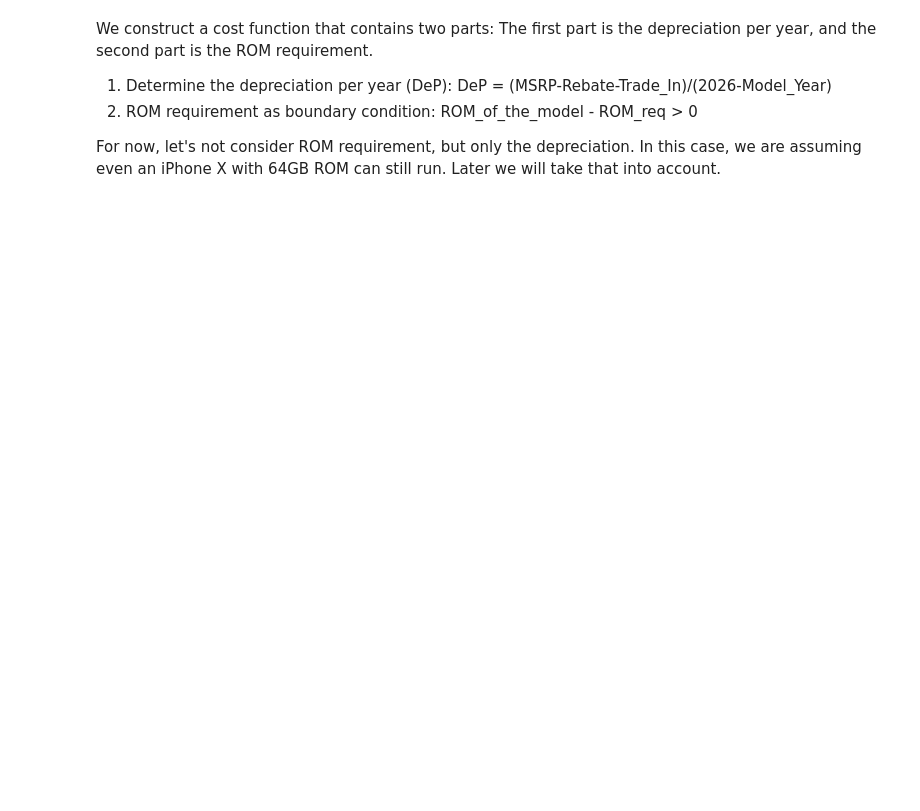
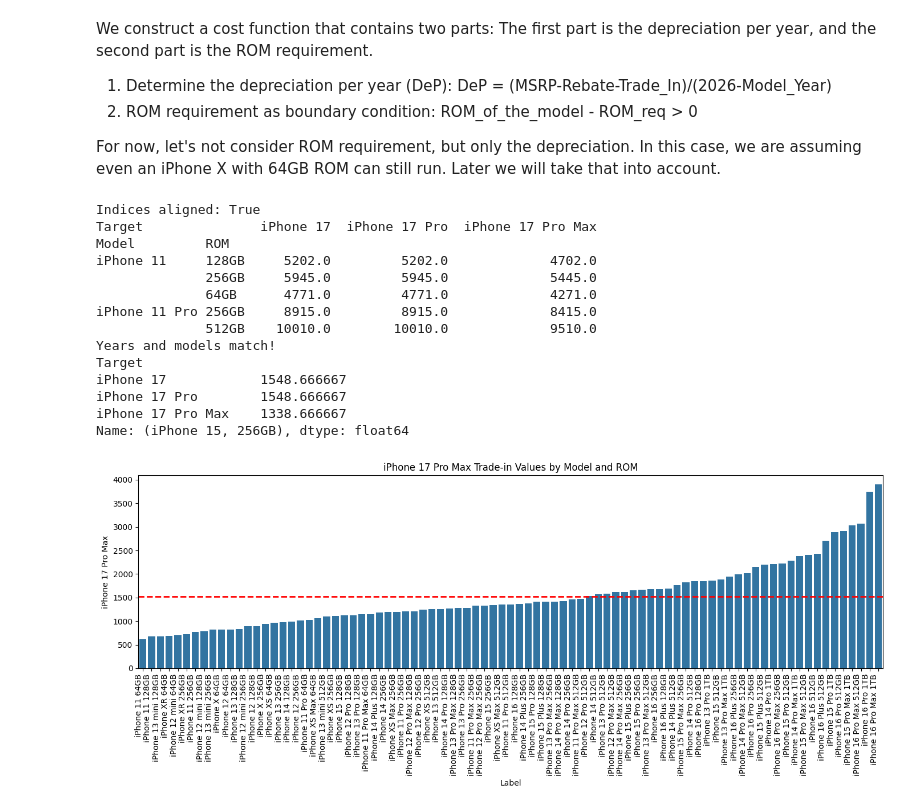
Before and after one commit to Ruoxi-Zhu/FunProjects, a Jupyter notebook: When2TradeIn.ipynb, the cells around one changed output. Cells and saved outputs as stored; diff of their text form; code cells hidden in the pictures; blank space fills up the shorter version.

```diff
--- a/When2TradeIn.ipynb
+++ b/When2TradeIn.ipynb
@@ -267,8 +294,8 @@ df_master.loc[idx['iPhone 16 Pro', '128GB'], idx['Rebate', 'iPhone 17 Pro Max']]
 df_master.loc[idx['iPhone 16 Pro Max', '256GB'], idx['Trade-in']] = 4562
 df_master.loc[idx['iPhone 16 Pro Max', '512GB'], idx['Trade-in']] = 4883
 df_master.loc[idx['iPhone 16 Pro Max', '1TB'], idx['Trade-in']] = 5156
-df_master.loc[idx['iPhone 16 Pro'], idx['Rebate', 'iPhone 17 Pro Max']] = 980
-df_master.loc[idx['iPhone 16 Pro', '1TB'], idx['Rebate', 'iPhone 17 Pro Max']] = 1050
+df_master.loc[idx['iPhone 16 Pro Max'], idx['Rebate', 'iPhone 17 Pro Max']] = 980
+df_master.loc[idx['iPhone 16 Pro Max', '1TB'], idx['Rebate', 'iPhone 17 Pro Max']] = 1050
 
 df_master.loc[idx['iPhone X', '64GB'], idx['Rebate', ['iPhone 17', 'iPhone 17 Pro']]] = 80
 df_master.loc[idx['iPhone X', '256GB'], idx['Rebate', ['iPhone 17', 'iPhone 17 Pro']]] = 150
@@ -279,8 +306,8 @@ df_master.loc[idx['iPhone XR', '256GB'], idx['Rebate', ['iPhone 17', 'iPhone 17
 df_master.loc[idx['iPhone XS'], idx['Rebate', ['iPhone 17', 'iPhone 17 Pro']]] = 150
 df_master.loc[idx['iPhone XS', '64GB'], idx['Rebate', ['iPhone 17', 'iPhone 17 Pro']]] = 80
 
-df_master.loc[idx['iPhone XS'], idx['Rebate', ['iPhone 17', 'iPhone 17 Pro']]] = 150
-df_master.loc[idx['iPhone XS', '64GB'], idx['Rebate', ['iPhone 17', 'iPhone 17 Pro']]] = 80
+df_master.loc[idx['iPhone XS Max'], idx['Rebate', ['iPhone 17', 'iPhone 17 Pro']]] = 150
+df_master.loc[idx['iPhone XS Max', '64GB'], idx['Rebate', ['iPhone 17', 'iPhone 17 Pro']]] = 80
 
 df_master.loc[idx['iPhone 11'], idx['Rebate', ['iPhone 17', 'iPhone 17 Pro']]] = 150
 
@@ -302,7 +329,6 @@ df_master.loc[idx['iPhone 13 Pro Max'], idx['Rebate', ['iPhone 17', 'iPhone 17 P
 df_master.loc[idx['iPhone 13 Pro Max', '512GB'], idx['Rebate', ['iPhone 17', 'iPhone 17 Pro']]] = 400
 df_master.loc[idx['iPhone 13 Pro Max', '1TB'], idx['Rebate', ['iPhone 17', 'iPhone 17 Pro']]] = 400
 
-df_master.loc[idx['iPhone 14 mini'], idx['Rebate', ['iPhone 17', 'iPhone 17 Pro']]] = 270
 df_master.loc[idx['iPhone 14'], idx['Rebate', ['iPhone 17', 'iPhone 17 Pro']]] = 270
 df_master.loc[idx['iPhone 14 Plus'], idx['Rebate', ['iPhone 17', 'iPhone 17 Pro']]] = 270
 df_master.loc[idx['iPhone 14 Pro'], idx['Rebate', ['iPhone 17', 'iPhone 17 Pro']]] = 400
@@ -320,6 +346,6 @@ df_master.loc[idx['iPhone 16 Pro'], idx['Rebate', ['iPhone 17', 'iPhone 17 Pro']
 df_master.loc[idx['iPhone 16 Pro', '128GB'], idx['Rebate', ['iPhone 17', 'iPhone 17 Pro']]] = 400
 df_master.loc[idx['iPhone 16 Pro Max'], idx['Rebate', ['iPhone 17', 'iPhone 17 Pro']]] = 480
 
-print(df_master.loc[idx['iPhone 15 Pro', '128GB'], idx['Trade-in', 'iPhone 17']])
+print(df_master.loc[idx['iPhone XS Max', '64GB'], idx['Rebate', 'iPhone 17']])
 print(df_msrp.loc[idx['iPhone 15 Pro', '128GB'], 'MSRP'])
 # %% [output]
@@ -331,3 +357,70 @@ We construct a cost function that contains two parts: The first part is the depr
 2. ROM requirement as boundary condition: ROM_of_the_model - ROM_req > 0
 
 For now, let's not consider ROM requirement, but only the depreciation. In this case, we are assuming even an iPhone X with 64GB ROM can still run. Later we will take that into account.
+# %%
+df_det_tot = df_master['Trade-in'] + df_master['Rebate']
+df_det_tot = df_det_tot.sort_index()
+df_msrp = df_msrp.sort_index()
+
+# Check if two dataframes are aligned
+is_aligned = df_det_tot.index.equals(df_msrp.index)
+print(f"Indices aligned: {is_aligned}")
+
+if not is_aligned:
+    # Find coordinates (row index, column index) of NAs
+    rows, cols = np.where(df_det_tot.isna())
+    # Print the Model, ROM, and the specific Column name for each NA
+    for r, c in zip(rows, cols):
+        print(f"Missing data at: {df_det_tot.index[r]} | Column: {df_det_tot.columns[c]}")
+else:
+    # Calculate the total depreciation value
+    df_val_dep = -df_det_tot.sub(df_msrp.iloc[:,0], axis=0)
+# print(df_val_dep.head(5))
+
+# Construct the cost function using depreciation only
+new_index = df_msrp.index
+years = new_index.get_level_values('Model').map(model_year_map).values # Extract the 'Model' level and map the year
+df_years = pd.DataFrame(years, index=new_index, columns=['Model_Year']) # Create the DataFrame
+df_years = df_years.sort_index()  # Sort to match other DataFrame
+# Safety check:
+is_aligned_yrs = df_years.index.equals(df_val_dep.index)
+if not is_aligned_yrs:
+    print('Two dataframes are not aligned')
+else:
+    print('Years and models match!')
+
+df_years['Age'] = 2026 - df_years['Model_Year']
+# print(df_years.head(10))
+
+df_dep_nor = df_val_dep.div(df_years['Age'], axis=0)
+# print(df_dep_nor.head(10))
+
+sort_quant = 'iPhone 17 Pro Max'
+df_dep_sort = df_dep_nor.sort_values(by=sort_quant)
+print(df_dep_sort.loc[idx['iPhone 15', '256GB']])
+
+plot_df = df_dep_sort.copy()
+plot_df['Label'] = [f"{m} {r}" for m,r in plot_df.index]
+plt.figure(figsize=(14,6))
+sns.barplot(data=plot_df, x='Label', y=sort_quant)
+plt.xticks(rotation=90, ha='right')
+plt.axhline(plot_df[sort_quant].mean(), color='red', linestyle='--', linewidth=2, label='Mean Depreciation Per Year')
+plt.title(f'{sort_quant} Trade-in Values by Model and ROM')
+plt.tight_layout()
+plt.show()
+# %% [output]
+Indices aligned: True
+Target               iPhone 17  iPhone 17 Pro  iPhone 17 Pro Max
+Model         ROM
+iPhone 11     128GB     5202.0         5202.0             4702.0
+              256GB     5945.0         5945.0             5445.0
+              64GB      4771.0         4771.0             4271.0
+iPhone 11 Pro 256GB     8915.0         8915.0             8415.0
+              512GB    10010.0        10010.0             9510.0
+Years and models match!
+Target
+iPhone 17            1548.666667
+iPhone 17 Pro        1548.666667
+iPhone 17 Pro Max    1338.666667
+Name: (iPhone 15, 256GB), dtype: float64
+[figure, added]
```
Also changed, not shown: parts of 2 cells of this notebook.
